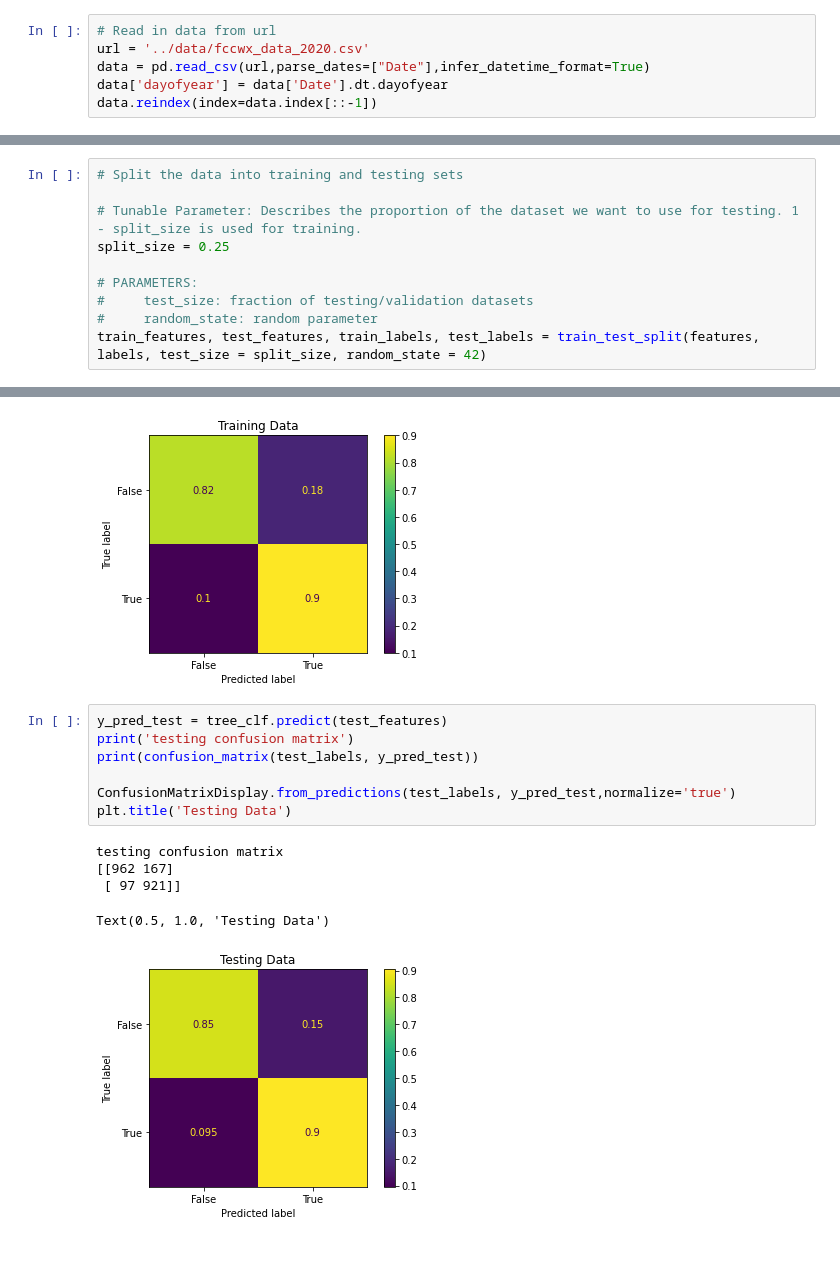
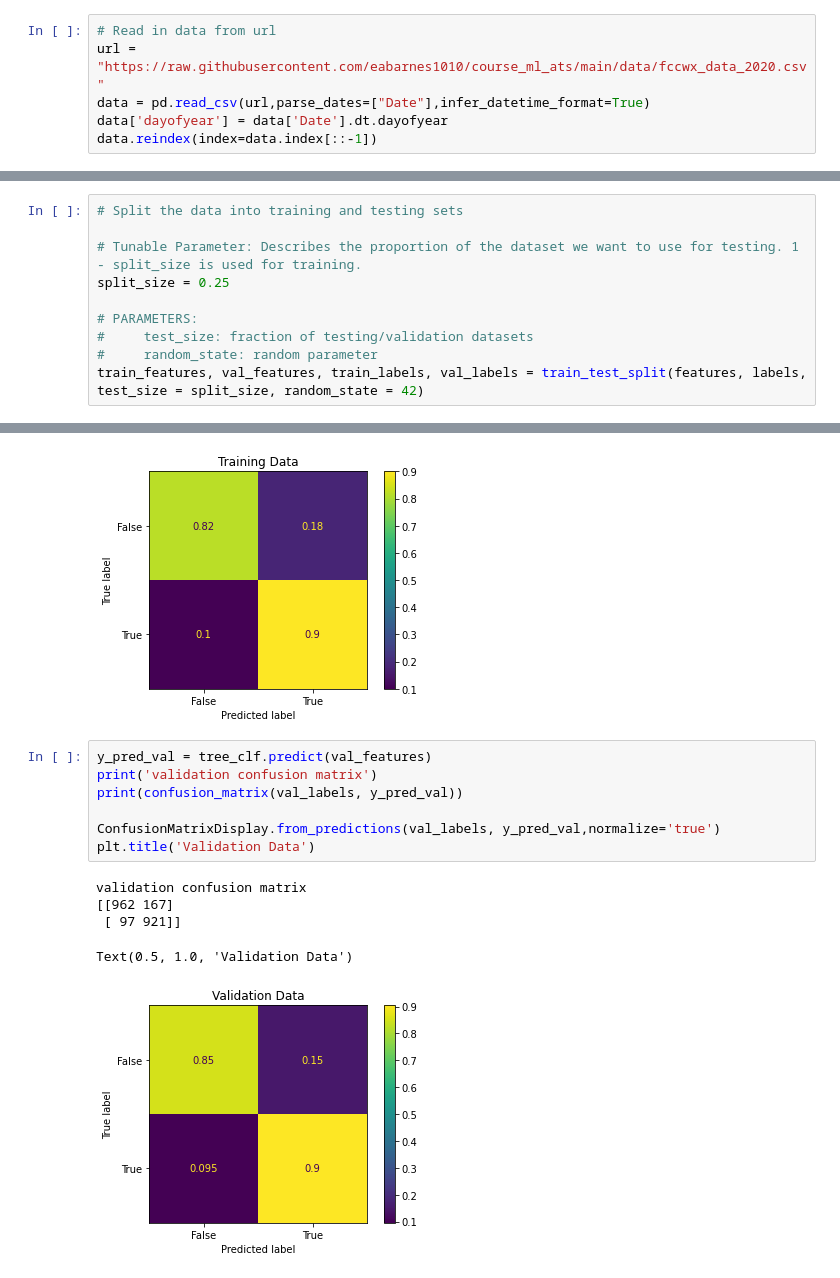
Before and after one commit to eabarnes1010/course_ml_ats, a Jupyter notebook: code/tree_classifier_christman_hourly.ipynb, the cells around one changed output, grey strips where cells are left out. Saved outputs shown, nothing was run; the diff lists cells and outputs as text.

Commit message:
updated hourly tree example

```diff
--- a/code/tree_classifier_christman_hourly.ipynb
+++ b/code/tree_classifier_christman_hourly.ipynb
@@ -58,7 +58,7 @@ else:
 We have stored a .csv file on a CSU drive, accessible via URL. This will be the basis for our tutorial. This file contains Fort Collins weather data from 2018, and we will use these data to predict the high temperature for a given day with a random forest regression model.
 # %%
 # Read in data from url
-url = '../data/fccwx_data_2020.csv'
+url = "https://raw.githubusercontent.com/eabarnes1010/course_ml_ats/main/data/fccwx_data_2020.csv"
 data = pd.read_csv(url,parse_dates=["Date"],infer_datetime_format=True)
 data['dayofyear'] = data['Date'].dt.dayofyear
 data.reindex(index=data.index[::-1])
@@ -133,7 +133,7 @@ split_size = 0.25
 # PARAMETERS:
 #     test_size: fraction of testing/validation datasets
 #     random_state: random parameter
-train_features, test_features, train_labels, test_labels = train_test_split(features, labels, test_size = split_size, random_state = 42)
+train_features, val_features, train_labels, val_labels = train_test_split(features, labels, test_size = split_size, random_state = 42)
 # %% [markdown]
 Lets quickly check the size of our training and testing arrays are what we expect (and we didn't do something wrong)
 # %%
@@ -271,18 +271,18 @@ training confusion matrix
 Text(0.5, 1.0, 'Training Data')
 [figure]
 # %%
-y_pred_test = tree_clf.predict(test_features)
-print('testing confusion matrix')
-print(confusion_matrix(test_labels, y_pred_test))
+y_pred_val = tree_clf.predict(val_features)
+print('validation confusion matrix')
+print(confusion_matrix(val_labels, y_pred_val))
 
-ConfusionMatrixDisplay.from_predictions(test_labels, y_pred_test,normalize='true')
-plt.title('Testing Data')
+ConfusionMatrixDisplay.from_predictions(val_labels, y_pred_val,normalize='true')
+plt.title('Validation Data')
 # %% [output]
-testing confusion matrix
+validation confusion matrix
 [[962 167]
  [ 97 921]]
-Text(0.5, 1.0, 'Testing Data')
+Text(0.5, 1.0, 'Validation Data')
-[figure, old version]
+[figure, new version]
 # %%
 from sklearn.metrics import accuracy_score
 
```
Also changed, not shown: parts of 14 cells of this notebook, 1 other file.
